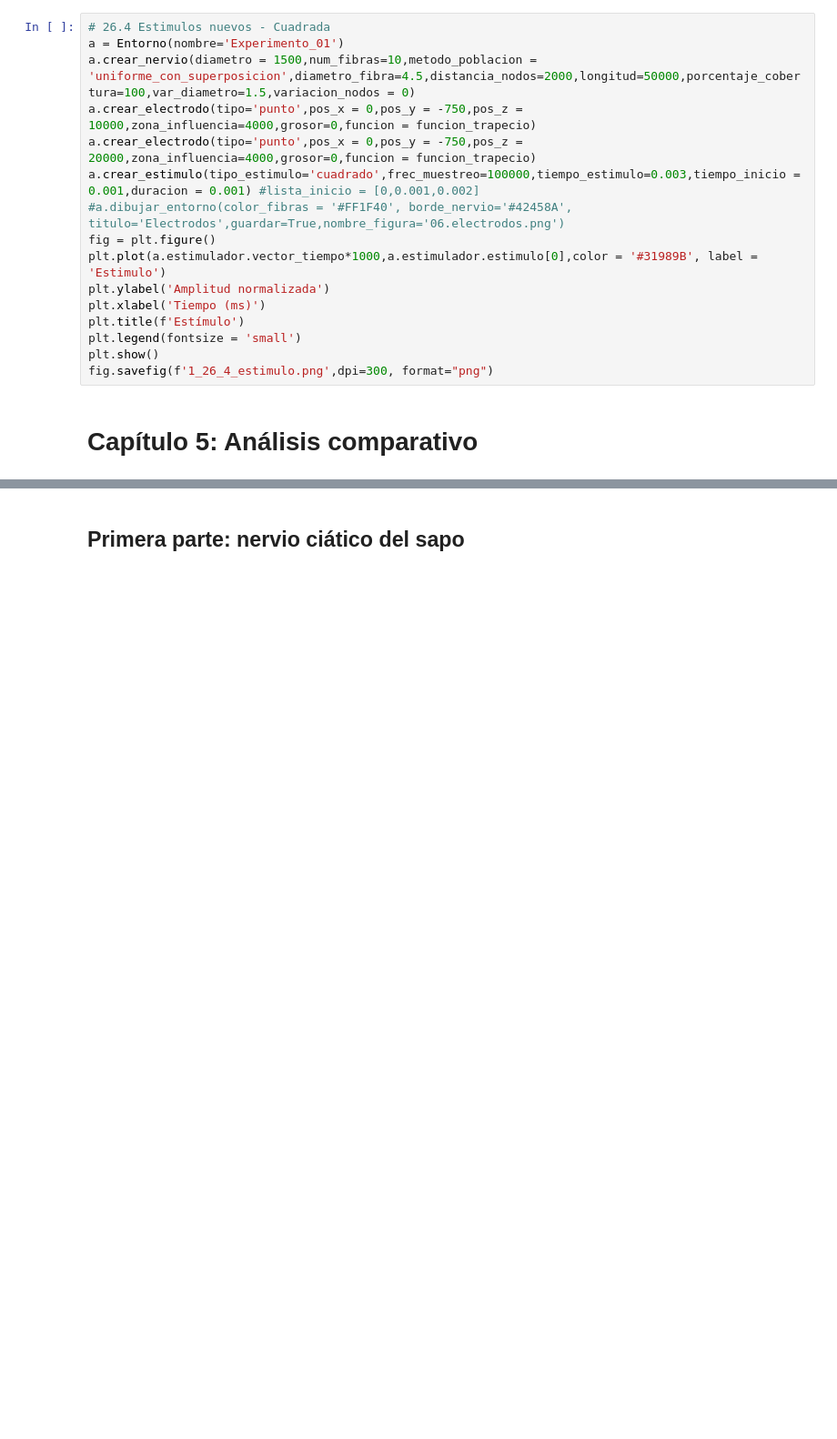
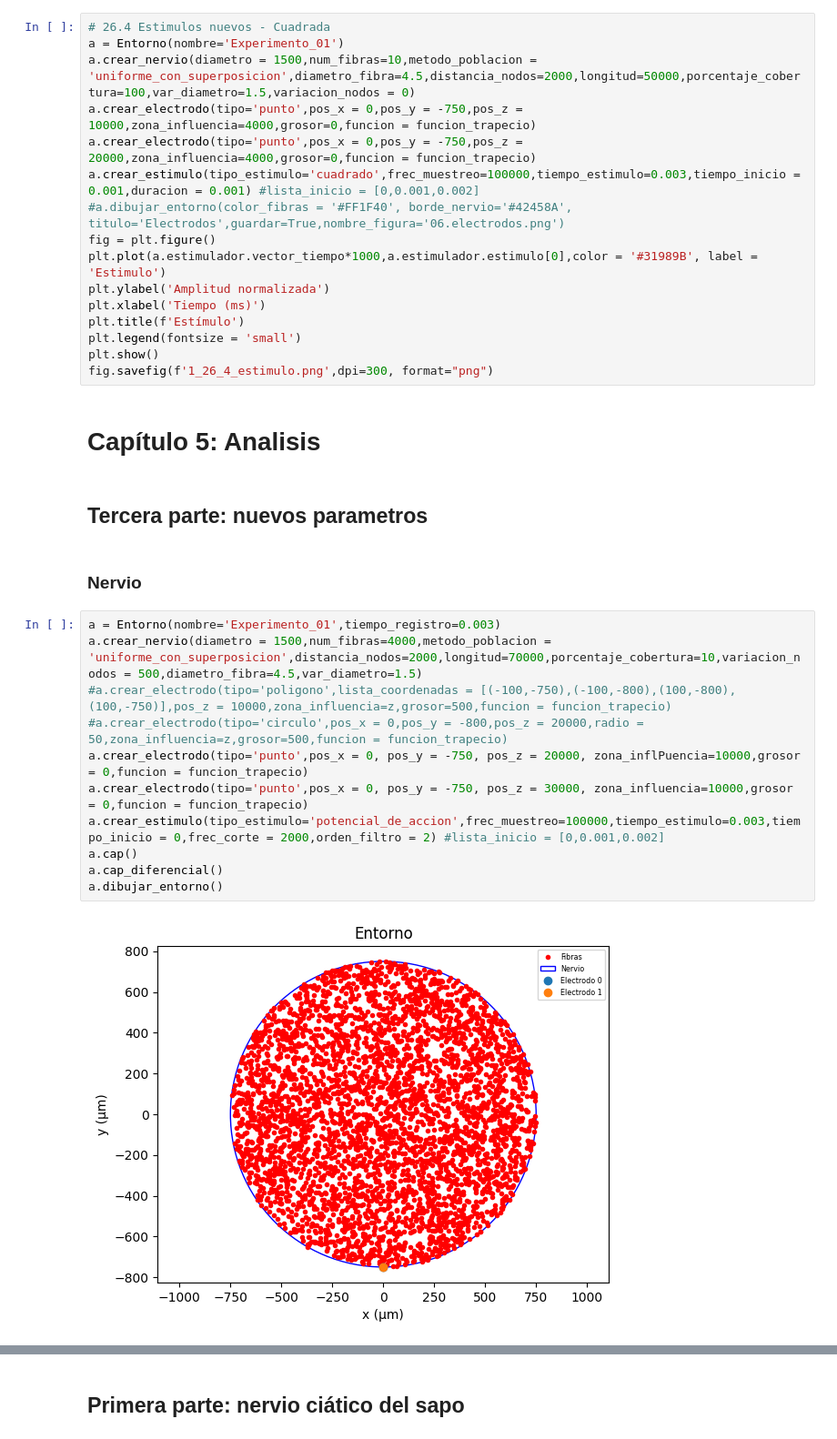
Before and after one commit to lintec-unt/nerve-model, a Jupyter notebook: generacion_imagenes.ipynb, the cells around one changed output, grey strips where cells are left out. Shown at 91% size. Drawn from its saved outputs; the diff is of its cells as text; blank space fills up the shorter version.

Commit message:
actualizo imagenes

```diff
--- a/generacion_imagenes.ipynb
+++ b/generacion_imagenes.ipynb
@@ -1843,4 +1850,21 @@ plt.legend(fontsize = 'small')
 plt.show()
 fig.savefig(f'1_26_4_estimulo.png',dpi=300, format="png")
 # %% [markdown]
-# <stan style = "color : cyan "> Capítulo 5: Análisis comparativo </stan>
+# <stan style = "color : cyan "> Capítulo 5: Analisis </stan>
+# %% [markdown]
+## <stan style = "color : orange "> Tercera parte: nuevos parametros </stan>
+# %% [markdown]
+### <stan style = "color : magenta ">Nervio  </stan>
+# %%
+a = Entorno(nombre='Experimento_01',tiempo_registro=0.003)
+a.crear_nervio(diametro = 1500,num_fibras=4000,metodo_poblacion = 'uniforme_con_superposicion',distancia_nodos=2000,longitud=70000,porcentaje_cobertura=10,variacion_nodos = 500,diametro_fibra=4.5,var_diametro=1.5)
+#a.crear_electrodo(tipo='poligono',lista_coordenadas = [(-100,-750),(-100,-800),(100,-800),(100,-750)],pos_z = 10000,zona_influencia=z,grosor=500,funcion = funcion_trapecio)
+#a.crear_electrodo(tipo='circulo',pos_x = 0,pos_y = -800,pos_z = 20000,radio = 50,zona_influencia=z,grosor=500,funcion = funcion_trapecio)
+a.crear_electrodo(tipo='punto',pos_x = 0, pos_y = -750, pos_z = 20000, zona_inflPuencia=10000,grosor = 0,funcion = funcion_trapecio)
+a.crear_electrodo(tipo='punto',pos_x = 0, pos_y = -750, pos_z = 30000, zona_influencia=10000,grosor = 0,funcion = funcion_trapecio)
+a.crear_estimulo(tipo_estimulo='potencial_de_accion',frec_muestreo=100000,tiempo_estimulo=0.003,tiempo_inicio = 0,frec_corte = 2000,orden_filtro = 2) #lista_inicio = [0,0.001,0.002]
+a.cap()
+a.cap_diferencial()
+a.dibujar_entorno()
+# %% [output]
+[figure, added]
```
Also changed, not shown: parts of 56 cells of this notebook.
